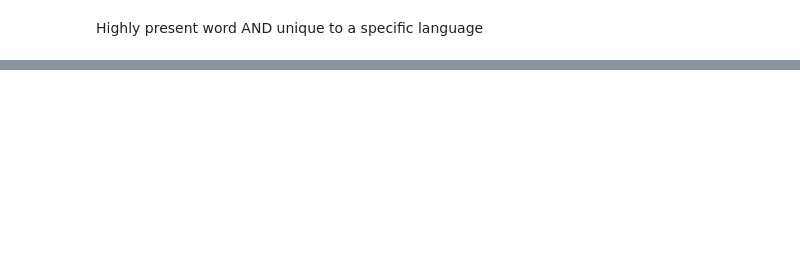
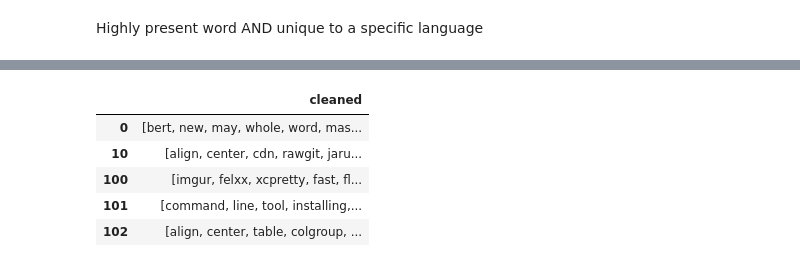
Before and after one commit to pellegrino-nlp/nlp_project, a Jupyter notebook: feature_engineering_test.ipynb, the cells around one changed output, grey strips where cells are left out. Cells and saved outputs as stored; diff of their text form; code cells hidden in the pictures; blank space fills up the shorter version.

```diff
--- a/feature_engineering_test.ipynb
+++ b/feature_engineering_test.ipynb
@@ -476,3 +628,12 @@ len(relevance_matrix)
+# %%
+sparsing.head()
+# %% [output]
+|  | cleaned |
+| 0 | [bert, new, may, whole, word, mas... |
+| 10 | [align, center, cdn, rawgit, jaru... |
+| 100 | [imgur, felxx, xcpretty, fast, fl... |
+| 101 | [command, line, tool, installing,... |
+| 102 | [align, center, table, colgroup, ... |
 # %%
 train = pd.DataFrame(dict(actual=y_train))
 test = pd.DataFrame(dict(actual=y_test))
```
Also changed, not shown: parts of 22 cells of this notebook.
